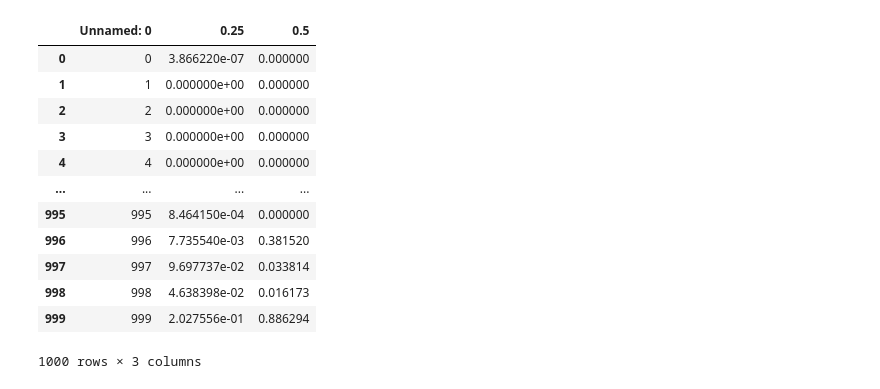
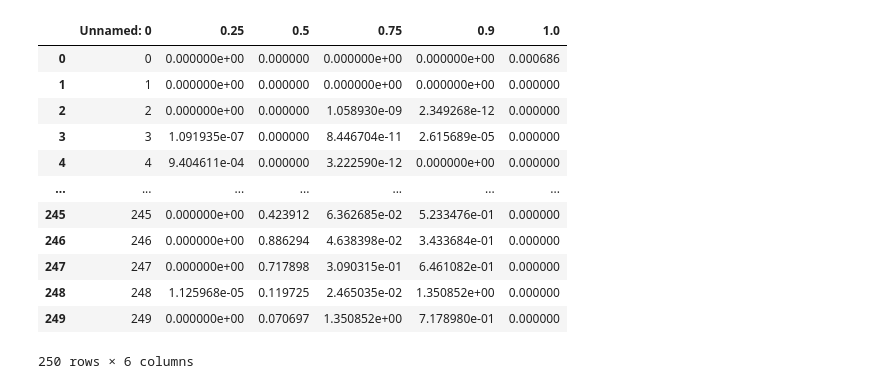
Before and after one commit to bhargavCSSE/Spiking-Neural-Network, a Jupyter notebook: REINFORCE/plotter.ipynb, the cells around one changed output. Cells and saved outputs as stored; diff of their text form; code cells hidden in the pictures.

```diff
--- a/REINFORCE/plotter.ipynb
+++ b/REINFORCE/plotter.ipynb
@@ -9,21 +9,21 @@ output_notebook()
 Loading BokehJS ...
 [interactive output not drawn]
 # %%
-d = pd.read_csv("gamma_test_gridworld.csv")
+d = pd.read_csv("gamma_test_grid.csv")
 d
 # %% [output]
-|  | Unnamed: 0 | 0.25 | 0.5 |
-| 0 | 0 | 3.866220e-07 | 0.000000 |
-| 1 | 1 | 0.000000e+00 | 0.000000 |
-| 2 | 2 | 0.000000e+00 | 0.000000 |
-| 3 | 3 | 0.000000e+00 | 0.000000 |
-| 4 | 4 | 0.000000e+00 | 0.000000 |
-| ... | ... | ... | ... |
-| 995 | 995 | 8.464150e-04 | 0.000000 |
-| 996 | 996 | 7.735540e-03 | 0.381520 |
-| 997 | 997 | 9.697737e-02 | 0.033814 |
-| 998 | 998 | 4.638398e-02 | 0.016173 |
-| 999 | 999 | 2.027556e-01 | 0.886294 |
+|  | Unnamed: 0 | 0.25 | 0.5 | 0.75 | 0.9 | 1.0 |
+| 0 | 0 | 0.000000e+00 | 0.000000 | 0.000000e+00 | 0.000000e+00 | 0.000686 |
+| 1 | 1 | 0.000000e+00 | 0.000000 | 0.000000e+00 | 0.000000e+00 | 0.000000 |
+| 2 | 2 | 0.000000e+00 | 0.000000 | 1.058930e-09 | 2.349268e-12 | 0.000000 |
+| 3 | 3 | 1.091935e-07 | 0.000000 | 8.446704e-11 | 2.615689e-05 | 0.000000 |
+| 4 | 4 | 9.404611e-04 | 0.000000 | 3.222590e-12 | 0.000000e+00 | 0.000000 |
+| ... | ... | ... | ... | ... | ... | ... |
+| 245 | 245 | 0.000000e+00 | 0.423912 | 6.362685e-02 | 5.233476e-01 | 0.000000 |
+| 246 | 246 | 0.000000e+00 | 0.886294 | 4.638398e-02 | 3.433684e-01 | 0.000000 |
+| 247 | 247 | 0.000000e+00 | 0.717898 | 3.090315e-01 | 6.461082e-01 | 0.000000 |
+| 248 | 248 | 1.125968e-05 | 0.119725 | 2.465035e-02 | 1.350852e+00 | 0.000000 |
+| 249 | 249 | 0.000000e+00 | 0.070697 | 1.350852e+00 | 7.178980e-01 | 0.000000 |
-1000 rows × 3 columns
+250 rows × 6 columns
 # %%
 Rm_1 = np.array(d["0.25"])
```
Also changed, not shown: parts of 1 cell of this notebook, 4 other files.
